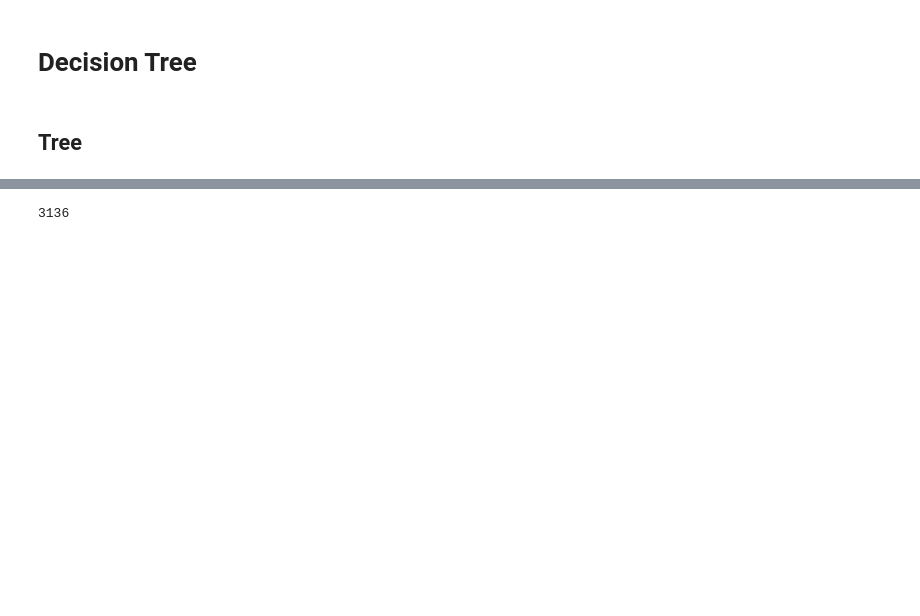
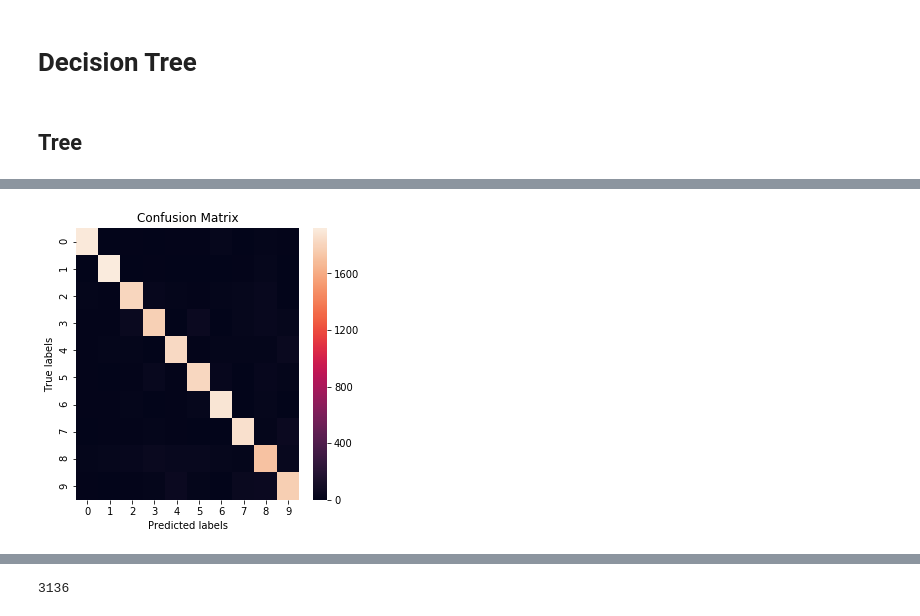
Before and after one commit to MilanCugur/DoubledMNIST, a Jupyter notebook: DoubledMNIST_Classification_Tasks.ipynb, the cells around one changed output, grey strips where cells are left out. Saved outputs shown, nothing was run; the diff lists cells and outputs as text; code cells hidden in the pictures; blank space fills up the shorter version.

```diff
--- a/DoubledMNIST_Classification_Tasks.ipynb
+++ b/DoubledMNIST_Classification_Tasks.ipynb
@@ -531,0 +606,5 @@ print(metrics.accuracy_score(y_test_choose, y_pred_choose))
+# %%
+%%time
+
+clf = tree.DecisionTreeClassifier()
+clf = clf.fit(x_train_full, y_train_full)
@@ -532,10 +614,6 @@ print(metrics.accuracy_score(y_test_choose, y_pred_choose))
 # %%
-%%time
-
-clf = tree.DecisionTreeClassifier()
-clf = clf.fit(x_train_full, y_train)
-y_pred = clf.predict(x_test_full)
-print(y_pred[0:20], ".....")
-print(y_test[0:20], ".....")
-print(metrics.accuracy_score(y_test, y_pred))
+y_predicted = clf.predict(x_test_full)
+print(y_predicted[0:10], "...")
+print(y_test[0:10], "...")
+print(metrics.accuracy_score(y_test_full, y_predicted))
 # %% [output]
@@ -546,0 +623,7 @@ Wall time: 13min 20s
+# %%
+M = confusion_matrix(y_test, y_predicted)
+display(M)
+recall = np.diag(M) / np.sum(M, axis = 1)
+print(recall)
+precision = np.diag(M) / np.sum(M, axis = 0)
+print(precision)
@@ -546,0 +644,15 @@ Wall time: 13min 20s
+# %%
+fig, ax = plt.subplots(figsize=(5,5))
+sns.heatmap(M, annot=False, ax = ax)
+
+# By definition a confusion matrix C is such that Cij is equal to the number of observations known to be in group i but predicted to be in group j.
+ax.set_xlabel('Predicted labels')
+ax.set_ylabel('True labels')
+ax.set_title('Confusion Matrix');
+ax.xaxis.set_ticklabels(labels)
+ax.yaxis.set_ticklabels(labels)
+
+fig.savefig('confusion_matrix.png')
+plt.show()
+# %% [output]
+[figure, added]
```
Also changed, not shown: parts of 63 cells of this notebook.
